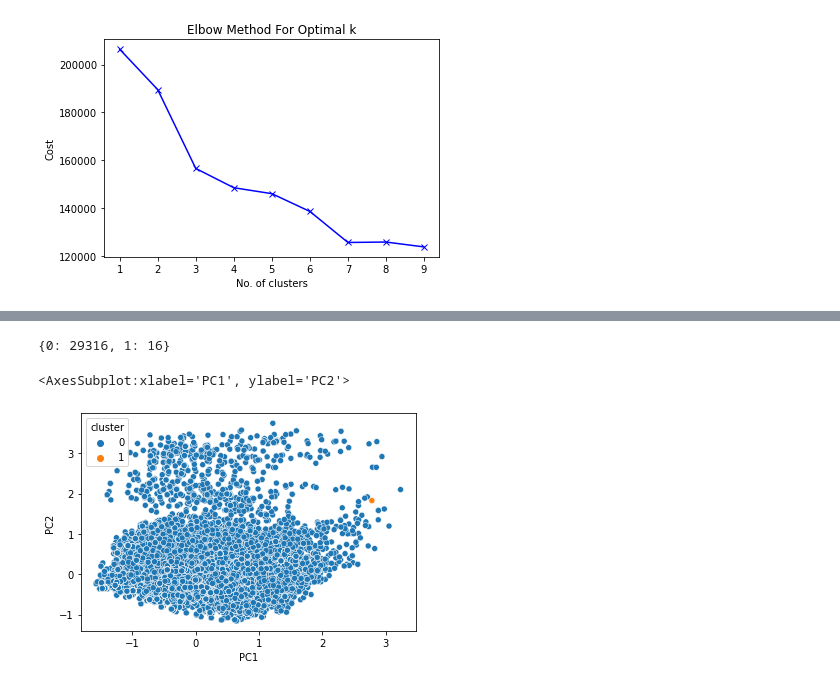
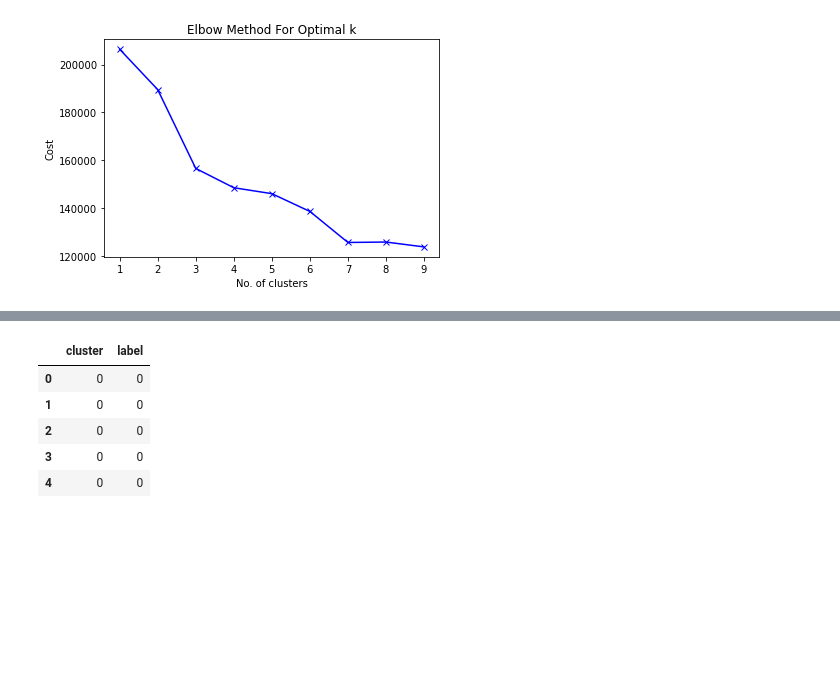
Before and after one commit to KapilM26/ELG5255_Project, a Jupyter notebook: clustering.ipynb, the cells around one changed output, grey strips where cells are left out. Saved outputs shown, nothing was run; the diff lists cells and outputs as text; code cells hidden in the pictures; blank space fills up the shorter version.

```diff
--- a/clustering.ipynb
+++ b/clustering.ipynb
@@ -100,9 +55,10 @@ unique, counts = np.unique(cluster_labels, return_counts=True)
-# %%
-dict(zip(unique, counts))
-# %% [output]
-{0: 29316, 1: 16}
-# %%
-sns.scatterplot(x="PC1",y="PC2",hue="cluster",data=pca_data)
-# %% [output]
-<AxesSubplot:xlabel='PC1', ylabel='PC2'>
-[figure, removed]
+# %%
+cluster_vs_label_df = pd.DataFrame({'cluster':cluster_labels, 'label':label})
+cluster_vs_label_df.head()
+# %% [output]
+|  | cluster | label |
+| 0 | 0 | 0 |
+| 1 | 0 | 0 |
+| 2 | 0 | 0 |
+| 3 | 0 | 0 |
+| 4 | 0 | 0 |
```
Also changed, not shown: parts of 15 cells of this notebook.
